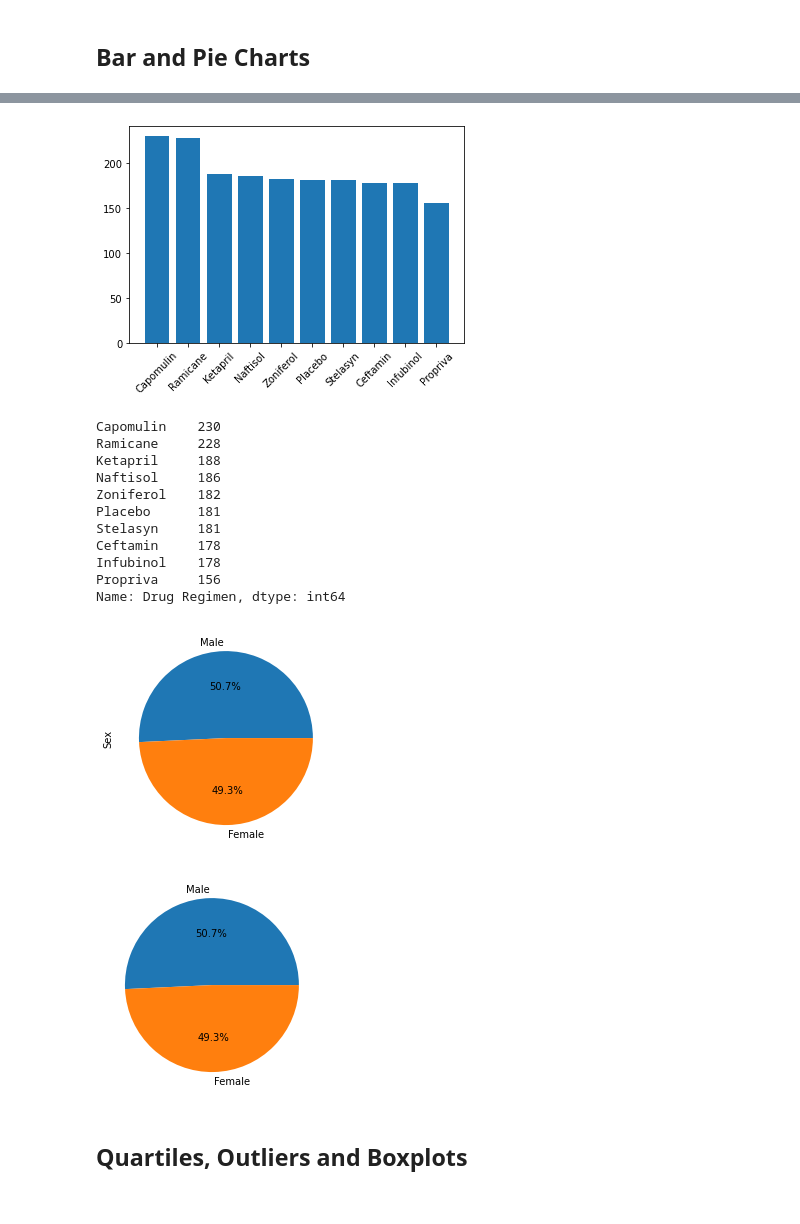
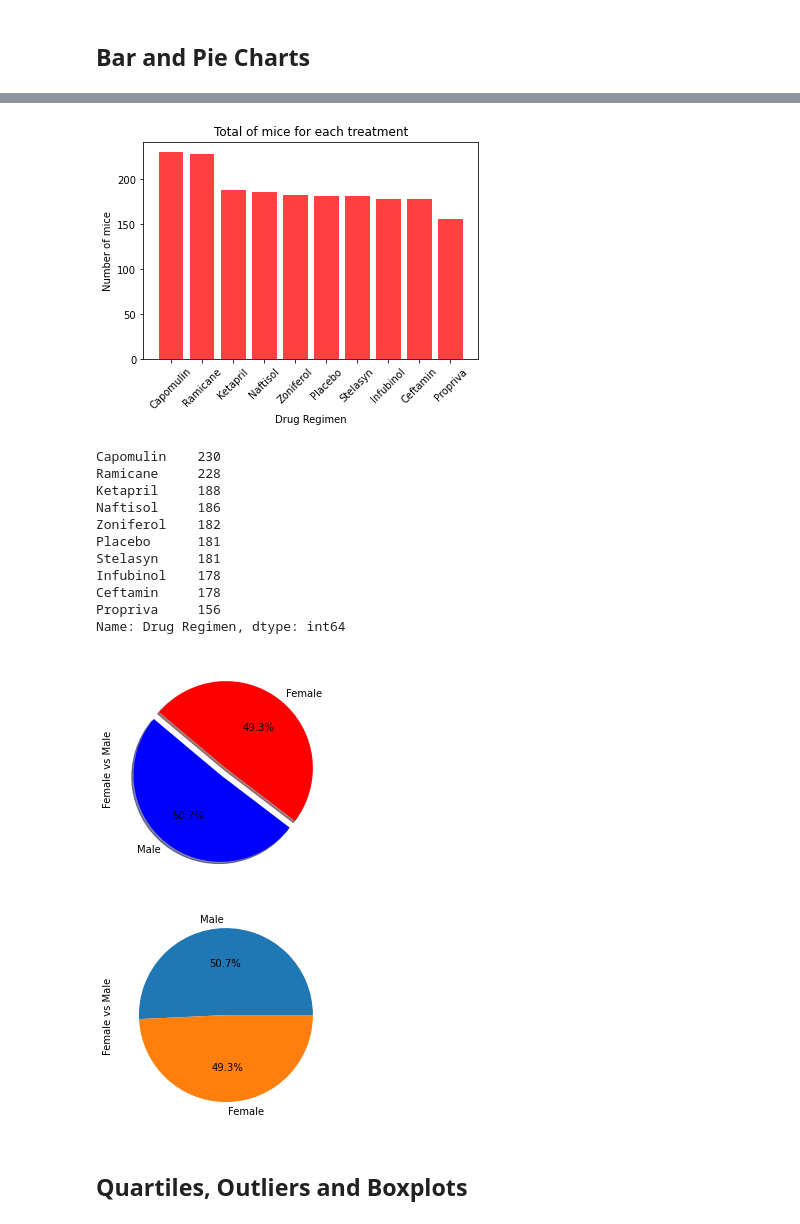
Before and after one commit to chikaozodiegwu/Matplotlib-challenge, a Jupyter notebook: pymaceuticals_starter.ipynb, the cells around one changed output, grey strips where cells are left out. Saved outputs shown, nothing was run; the diff lists cells and outputs as text; code cells hidden in the pictures.

```diff
--- a/pymaceuticals_starter.ipynb
+++ b/pymaceuticals_starter.ipynb
@@ -6,6 +6,7 @@ import matplotlib.pyplot as plt
 import pandas as pd
 import numpy as np
 import scipy.stats as st
+from scipy.stats import linregress
 
 # Study data files
 mouse_metadata_path = "data/Mouse_metadata.csv"
@@ -16,8 +17,8 @@ mouse_metadata = pd.read_csv(mouse_metadata_path)
 study_results = pd.read_csv(study_results_path)
 
 # Combine the data into a single dataset
-combined_mouse_study_df = pd.merge(study_results,mouse_metadata,
-                                  how='left', on='Mouse ID')
+combined_mouse_study_df = pd.merge(mouse_metadata,study_results,
+                                  how='outer', on='Mouse ID')
 
 # Display the data table for preview
 combined_mouse_study_df
@@ -159,10 +165,16 @@ plt.show()
 # %%
 # Generate a bar plot showing the total number of mice for each treatment throughout the course of the study using pyplot.
-plt.bar(total_mice.index.values,total_mice.values)
+plt.bar(total_mice.index.values,total_mice.values, color ="r", alpha=0.75, align= 'center')
 plt.xticks(rotation =45)
+
+#chart title
+plt.title("Total of mice for each treatment")
+plt.xlabel("Drug Regimen")
+plt.ylabel("Number of mice")
+
 plt.show()
 # %% [output]
-[figure, old version]
+[figure, new version]
 # %%
 total_mice
 # %% [output]
@@ -173,24 +185,28 @@ Naftisol     186
 Zoniferol    182
 Placebo      181
 Stelasyn     181
+Infubinol    178
 Ceftamin     178
-Infubinol    178
 Propriva     156
 Name: Drug Regimen, dtype: int64
 # %%
 # Generate a pie plot showing the distribution of female versus male mice using pandas
 sex_dist = clean_data_df["Sex"].value_counts()
-sex_dist.plot(kind="pie", autopct='%1.1f%%')
+colors = ['blue', 'red']
+explode = (0.1, 0)
+sex_dist.plot(kind="pie", colors= colors, explode= explode, startangle=140, shadow = True, autopct='%1.1f%%')
+plt.ylabel("Female vs Male")
 plt.show()
 # %% [output]
-[figure, old version]
+[figure, new version]
 # %%
 # Generate a pie plot showing the distribution of female versus male mice using pyplot
 labels1 = sex_dist.index.values
 plt.pie(sex_dist.values, labels = labels1, autopct='%1.1f%%')
+plt.ylabel("Female vs Male")
 plt.show()
 # %% [output]
-[figure, old version]
+[figure, new version]
 # %% [markdown]
 ## Quartiles, Outliers and Boxplots
 # %%
```
Also changed, not shown: parts of 11 cells of this notebook.
